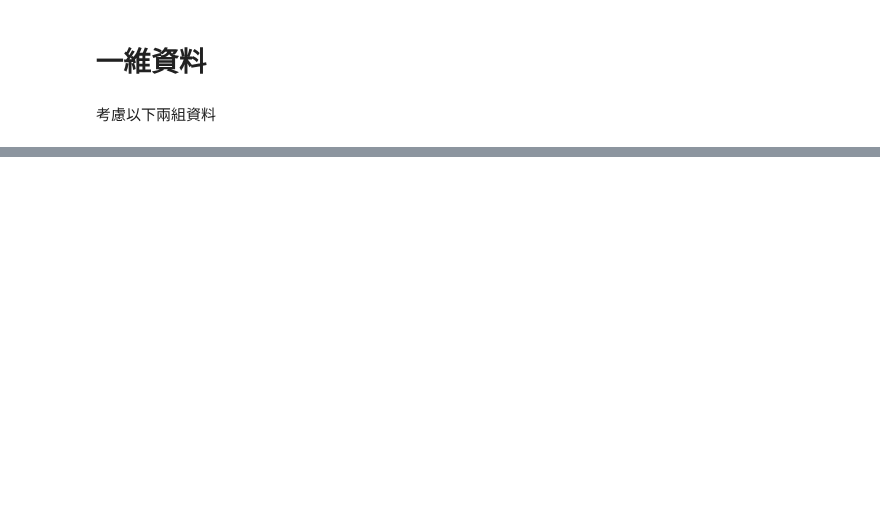
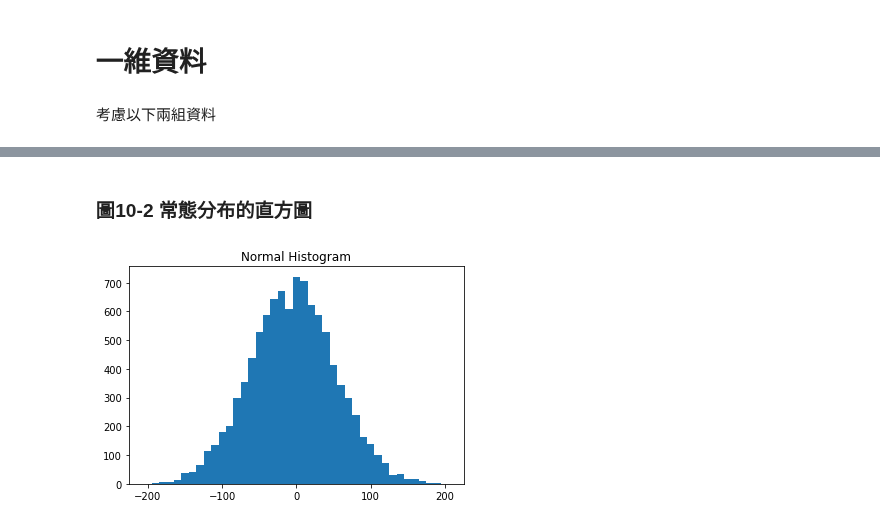
Before and after one commit to hank199599/data_science_from_scratch_reading_log, a Jupyter notebook: Chapter10.ipynb, the cells around one changed output, grey strips where cells are left out. Cells and saved outputs as stored; diff of their text form; code cells hidden in the pictures; blank space fills up the shorter version.

```diff
--- a/Chapter10.ipynb
+++ b/Chapter10.ipynb
@@ -27,0 +65,6 @@ from scratch.probability import inverse_normal_cdf
+# %% [markdown]
+### 圖10-2 常態分布的直方圖
+# %%
+plot_histogram(normal,10,"Normal Histogram")
+# %% [output]
+[figure, added]
```
Also changed, not shown: parts of 9 cells of this notebook.
